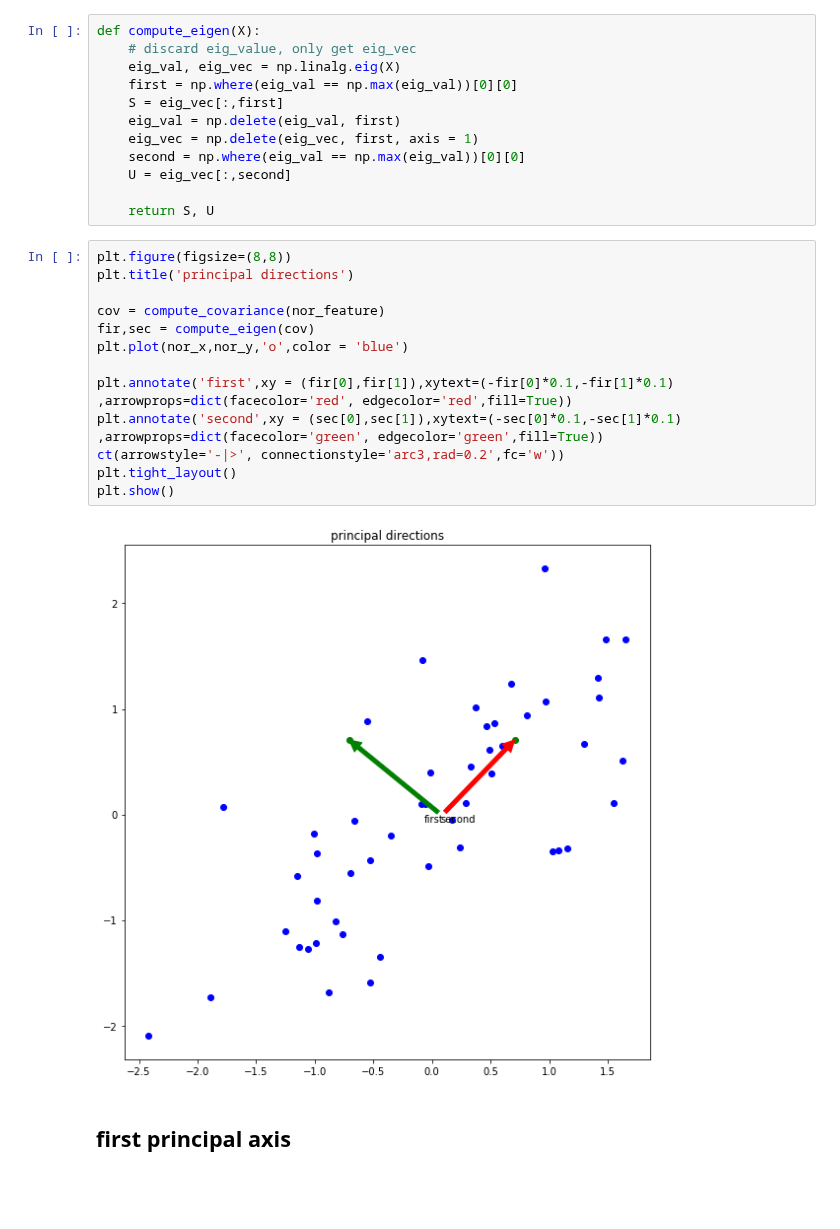
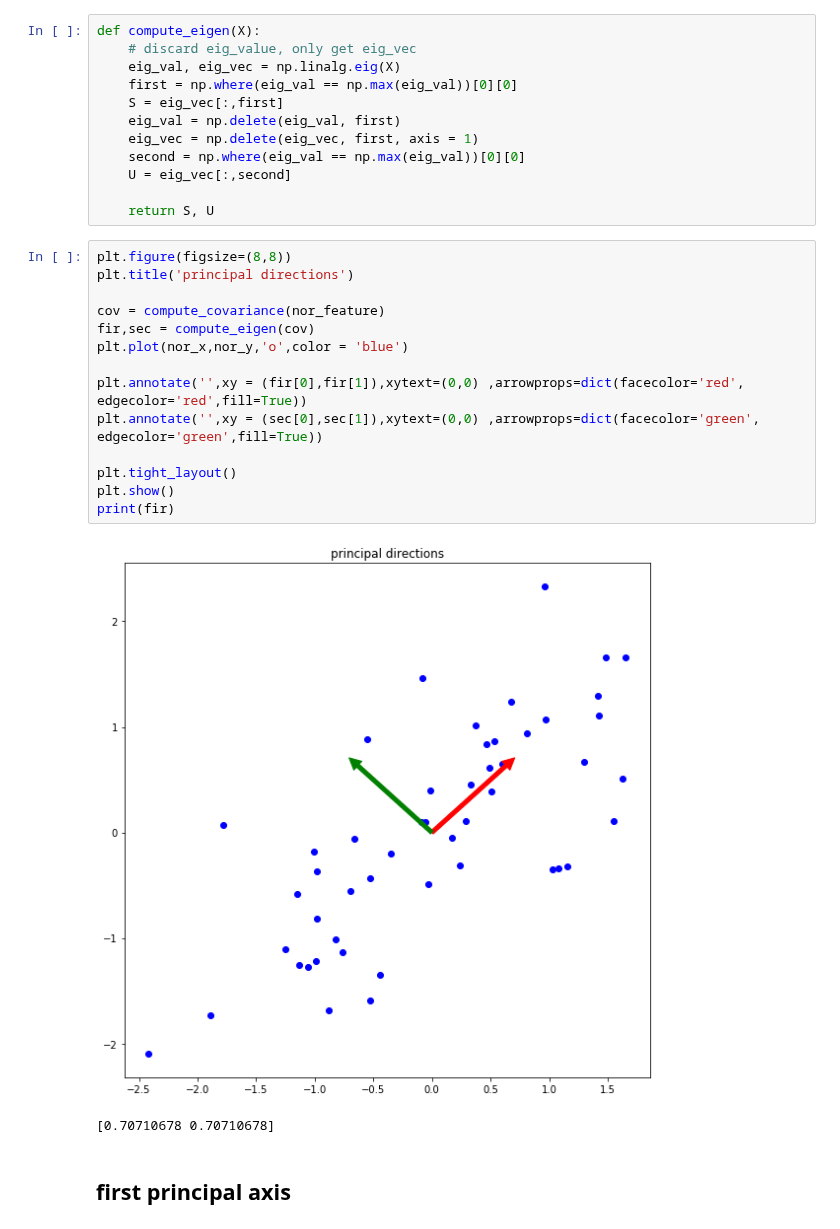
Before and after one commit to caumannerman/assignment-machine-learning, a Jupyter notebook: assignment_12.ipynb, the cells around one changed output. Cells and saved outputs as stored; diff of their text form; blank space fills up the shorter version.

```diff
--- a/assignment_12.ipynb
+++ b/assignment_12.ipynb
@@ -80,18 +80,20 @@ def compute_eigen(X):
 # %%
 plt.figure(figsize=(8,8))
 plt.title('principal directions')
 
 cov = compute_covariance(nor_feature)
 fir,sec = compute_eigen(cov)
 plt.plot(nor_x,nor_y,'o',color = 'blue')
 
-plt.annotate('first',xy = (fir[0],fir[1]),xytext=(-fir[0]*0.1,-fir[1]*0.1) ,arrowprops=dict(facecolor='red', edgecolor='red',fill=True))
-plt.annotate('second',xy = (sec[0],sec[1]),xytext=(-sec[0]*0.1,-sec[1]*0.1) ,arrowprops=dict(facecolor='green', edgecolor='green',fill=True))
-ct(arrowstyle='-|>', connectionstyle='arc3,rad=0.2',fc='w'))
+plt.annotate('',xy = (fir[0],fir[1]),xytext=(0,0) ,arrowprops=dict(facecolor='red', edgecolor='red',fill=True))
+plt.annotate('',xy = (sec[0],sec[1]),xytext=(0,0) ,arrowprops=dict(facecolor='green', edgecolor='green',fill=True))
+
 plt.tight_layout()
 plt.show()
+print(fir)
 # %% [output]
-[figure, old version]
+[figure, new version]
+[0.70710678 0.70710678]
 # %% [markdown]
 ## first principal axis
 # %%
```
Also changed, not shown: parts of 2 cells of this notebook.
